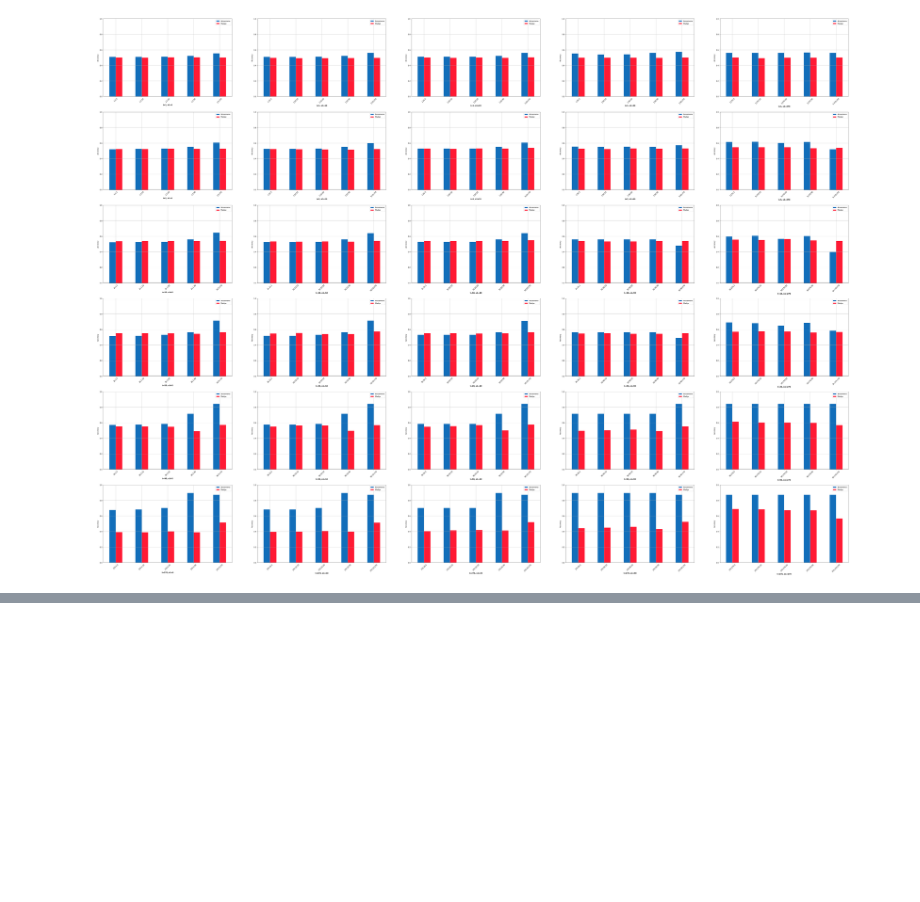
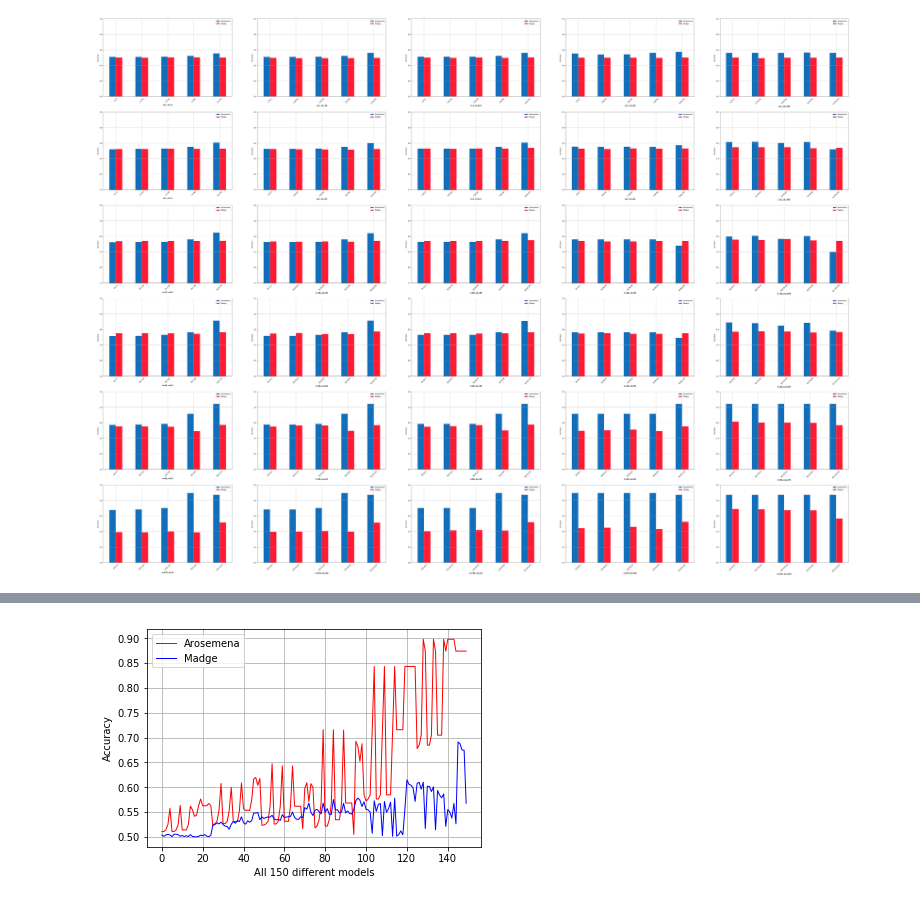
Before and after one commit to jjac111/Stock-Trend-Predictor, a Jupyter notebook: Result Analisys.ipynb, the cells around one changed output, grey strips where cells are left out. Cells and saved outputs as stored; diff of their text form; code cells hidden in the pictures; blank space fills up the shorter version.

Commit message:
Finished Result Analisys
Finished the first iteration of this project. Future work is briefly explained in Results Analisys.ipynb

```diff
--- a/Result Analisys.ipynb
+++ b/Result Analisys.ipynb
@@ -312,0 +320,21 @@ percentage
+# %%
+# Create and plot a linegraph for effective accuracies
+
+y_1 = results['accuracy'].values.tolist()
+x_1 = range(len(y_1))
+y_2 = results['madge_mean'].values.tolist()
+x_2 = range(len(y_2))
+
+# Calculate acc_eff
+y_1 = [0.5+(abs(0.5-y)) for y in y_1]
+y_2 = [0.5+(abs(0.5-y)) for y in y_2]
+
+plt.grid()
+plt.plot(x_1, y_1, 'r', linewidth=1.0, label='Arosemena')
+plt.plot(x_2, y_2, 'b', linewidth=1.0, label='Madge')
+plt.xlabel('All 150 different models')
+plt.ylabel('Accuracy')
+plt.legend()
+plt.show()
+# %% [output]
+[figure, added]
```
Also changed, not shown: parts of 6 cells of this notebook, 6 other files.
